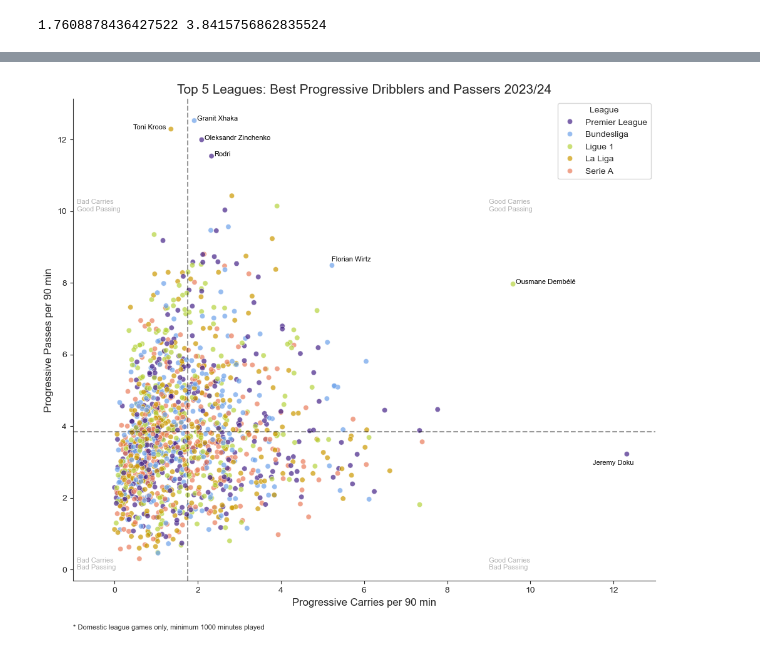
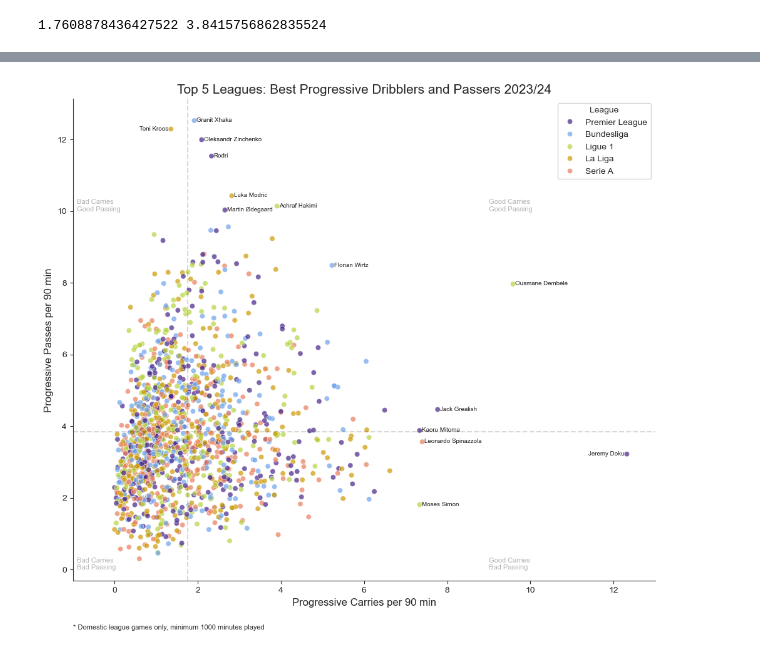
Before and after one commit to michelberger-a/football-analytics, a Jupyter notebook: top5_progressive.ipynb, the cells around one changed output, grey strips where cells are left out. Saved outputs shown, nothing was run; the diff lists cells and outputs as text; code cells hidden in the pictures.

Commit message:
updated progressive visual

```diff
--- a/top5_progressive.ipynb
+++ b/top5_progressive.ipynb
@@ -133,43 +133,62 @@ plt.show()
 # %%
 # choose colours for palette
 colours = ["#442288", "#6CA2EA", "#B5D33D", "#CC9900", "#EB7D5B"]
+# %%
+df2 = df2.reset_index()
 # %%
 # create graph
 plt.figure(figsize=(12,10))
 sns.scatterplot(data=df2, x='prgc90', y='prgp90', hue='comp', palette=colours, alpha=0.7)
 sns.set_style("ticks")
 sns.despine()
 plt.xlim(-1, 13)
 
 # mean lines
-plt.axvline(x=c90_mean, linestyle = '--', color="black", alpha = 0.4)
-plt.axhline(y=p90_mean, linestyle = '--', color="black", alpha = 0.4)
+plt.axvline(x=c90_mean, linestyle = '--', color="black", alpha = 0.15)
+plt.axhline(y=p90_mean, linestyle = '--', color="black", alpha = 0.15)
 
 # labels
 plt.xlabel('Progressive Carries per 90 min', fontsize=12)
 plt.ylabel('Progressive Passes per 90 min', fontsize=12)
 plt.title("Top 5 Leagues: Best Progressive Dribblers and Passers 2023/24", fontsize=15)
 plt.figtext(0.125, 0.032, "* Domestic league games only, minimum 1000 minutes played", wrap=True, horizontalalignment='left', fontsize=8)
 plt.legend(title='League')
 
 # ticks
 plt.xticks(fontsize=10)
 plt.yticks(fontsize=10)
 
-# player annotations
-plt.text(x=9.65, y=7.964072, s='Ousmane Dembélé', horizontalalignment='left', fontsize=8, color='black')
-plt.text(x=11.5, y=2.93, s='Jeremy Doku', horizontalalignment='left', fontsize=8, color='black')
-plt.text(x=0.45, y=12.28, s='Toni Kroos', horizontalalignment='left', fontsize=8, color='black')
-plt.text(x=2.39, y=11.533742, s='Rodri', horizontalalignment='left', fontsize=8, color='black')
-plt.text(x=1.98, y=12.523962, s='Granit Xhaka', horizontalalignment='left', fontsize=8, color='black')
-plt.text(x=2.17, y=11.98, s='Oleksandr Zinchenko', horizontalalignment='left', fontsize=8, color='black')
-plt.text(x=5.227, y=8.6, s='Florian Wirtz', horizontalalignment='left', fontsize=8, color='black')
+
+# annotate player names based on condition
+for i in range(len(df2)):
+
+    # lone dribbler  with +12 prgc90
+    if df2['prgc90'][i] >= 12:
+        plt.text(df2['prgc90'][i]-0.93, df2['prgp90'][i]-0.035, df2['Player'][i],
+                 horizontalalignment='left', color='black', fontsize=7, alpha=0.9)
+
+    # lone higher prgp90 under average prgc90
+    elif (df2['prgp90'][i] >= 10) and (df2['prgc90'][i] < c90_mean):
+        plt.text(df2['prgc90'][i]-0.76, df2['prgp90'][i]-0.035, df2['Player'][i],
+                 horizontalalignment='left', color='black', fontsize=7, alpha=0.9)
+
+    # best meld of both prgc90 and prgp90
+    elif (df2['prgp90'][i] >= 8) and (df2['prgc90'][i] >= 4):
+                plt.text(df2['prgc90'][i]+0.051, df2['prgp90'][i]-0.035, df2['Player'][i],
+                 horizontalalignment='left', color='black', fontsize=7, alpha=0.9)
+
+    # rest of the high performers
+    elif (df2['prgc90'][i] >= 7) or (df2['prgp90'][i] >= 10):
+        plt.text(df2['prgc90'][i]+0.051, df2['prgp90'][i]-0.035, df2['Player'][i],
+                 horizontalalignment='left', color='black', fontsize=7, alpha=0.9)
+
 
 # grid annotations
 plt.text(x=9, y=0, s='Good Carries \nBad Passing', horizontalalignment='left', fontsize=8, color='black', alpha = 0.3)
 plt.text(x=9, y=10, s='Good Carries \nGood Passing', horizontalalignment='left', fontsize=8, color='black', alpha = 0.3)
 plt.text(x=-0.9, y=0, s='Bad Carries \nBad Passing', horizontalalignment='left', fontsize=8, color='black', alpha = 0.3)
 plt.text(x=-0.9, y=10, s='Bad Carries \nGood Passing', horizontalalignment='left', fontsize=8, color='black', alpha = 0.3)
+
 plt.show()
 # %% [output]
-[figure, old version]
+[figure, new version]
```
Also changed, not shown: parts of 8 cells of this notebook.
